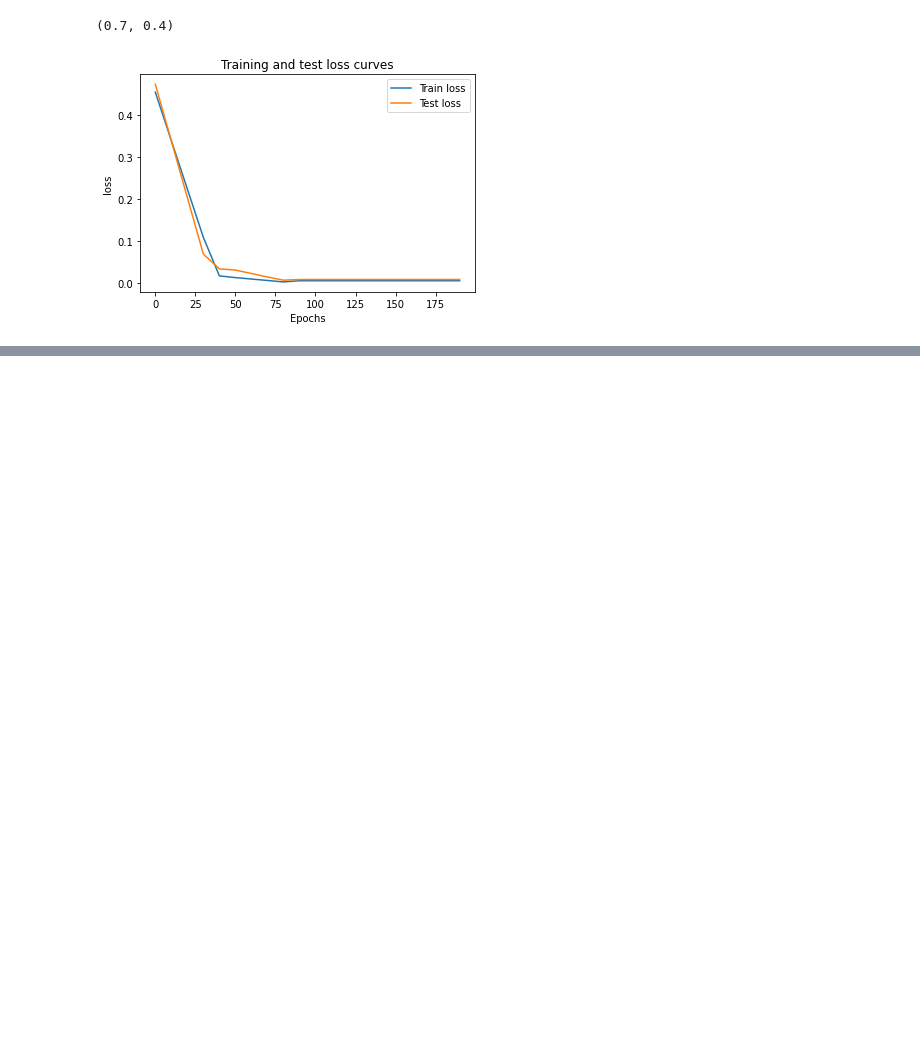
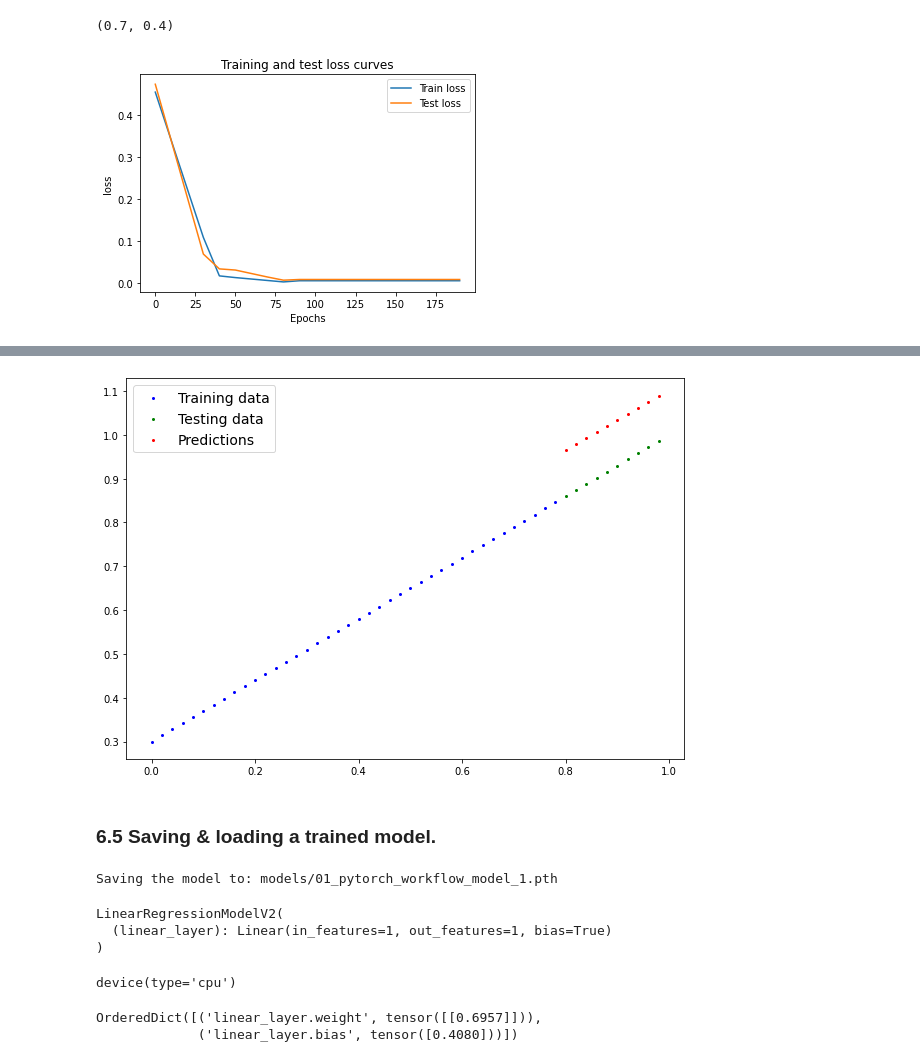
Before and after one commit to tincorpai/Deep_Learning_Pytorch, a Jupyter notebook: PythonWorkFlow_video.ipynb, the cells around one changed output, grey strips where cells are left out. Cells and saved outputs as stored; diff of their text form; code cells hidden in the pictures; blank space fills up the shorter version.

```diff
--- a/PythonWorkFlow_video.ipynb
+++ b/PythonWorkFlow_video.ipynb
@@ -951,0 +954,10 @@ plt.legend();
+# %%
+model_1.eval()
+
+
+# Make predictions on the test data
+with torch.inference_mode(): #it turns off inference tracking to maximize space
+  y_preds = model_1(X_test) #You can do something similar with torch.no_grad(),
+#however, inference mode is preferred.
+
+y_preds
@@ -951,0 +975,56 @@ plt.legend();
+# %%
+#Check out our model predictions visually.
+
+plot_predictions(predictions=y_preds)
+# %% [output]
+[figure, added]
+# %% [markdown]
+### 6.5 Saving & loading a trained model.
+# %%
+
+# Saving our PyTorch model
+from pathlib import Path
+
+
+#1. Create models directory
+MODEL_PATH = Path("models")
+MODEL_PATH.mkdir(parents=True, exist_ok=True)
+
+
+# 2. Create model save path
+MODEL_NAME =  "01_pytorch_workflow_model_1.pth"
+MODEL_SAVE_PATH = MODEL_PATH / MODEL_NAME
+
+
+# 3. Save the model state dict
+print(f"Saving the model to: {MODEL_SAVE_PATH}")
+torch.save(obj=model_1.state_dict(),
+           f=MODEL_SAVE_PATH)
+# %% [output]
+Saving the model to: models/01_pytorch_workflow_model_1.pth
+# %%
+# Load a PyTorch
+
+
+#Create a new instance of linear regression model v2
+loaded_model_1 = LinearRegressionModelV2()
+
+
+#load the model saved model_1 state_dict
+loaded_model_1.load_state_dict(torch.load(MODEL_SAVE_PATH))
+
+#loaded_model_1.to(device)
+loaded_model_1.to(device)
+# %% [output]
+LinearRegressionModelV2(
+  (linear_layer): Linear(in_features=1, out_features=1, bias=True)
+)
+# %%
+next(loaded_model_1.parameters()).device
+# %% [output]
+device(type='cpu')
+# %%
+loaded_model_1.state_dict()
+# %% [output]
+OrderedDict([('linear_layer.weight', tensor([[0.6957]])),
+             ('linear_layer.bias', tensor([0.4080]))])
```
Also changed, not shown: parts of 4 cells of this notebook.
